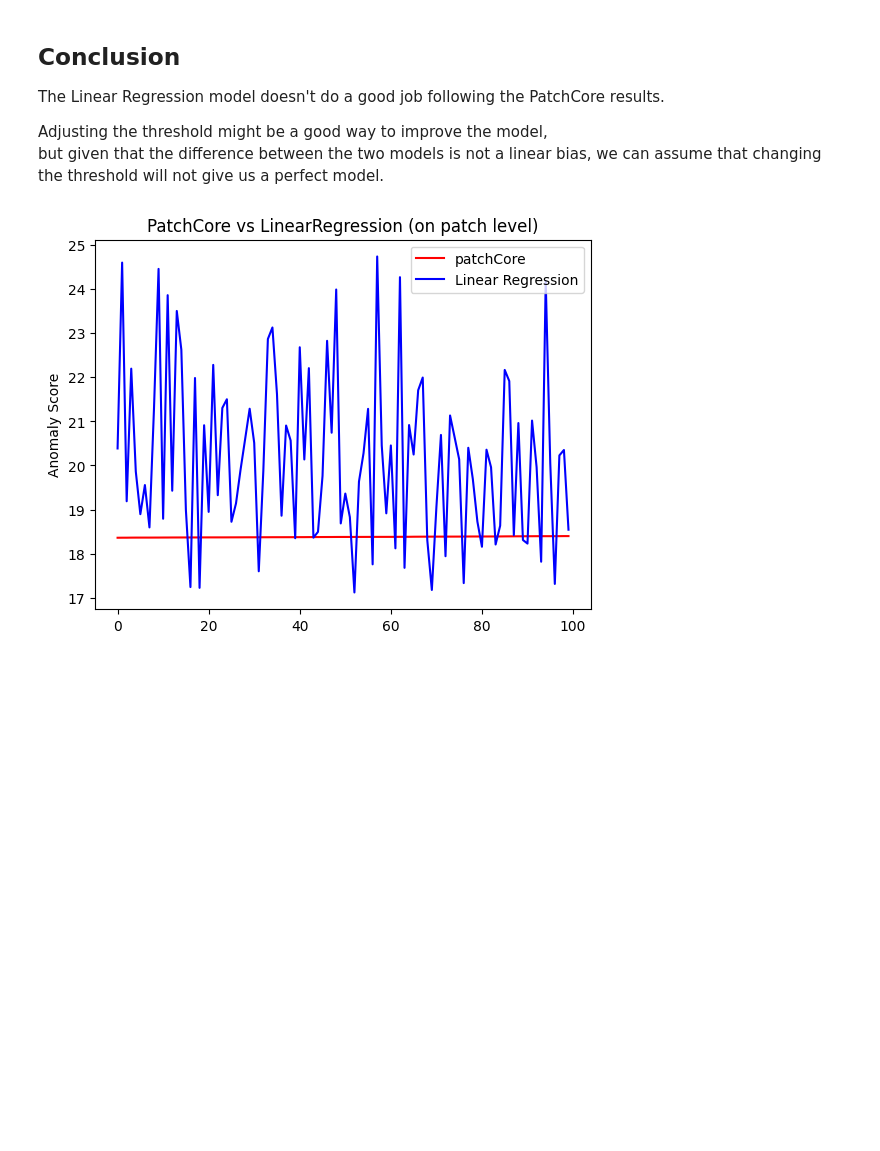
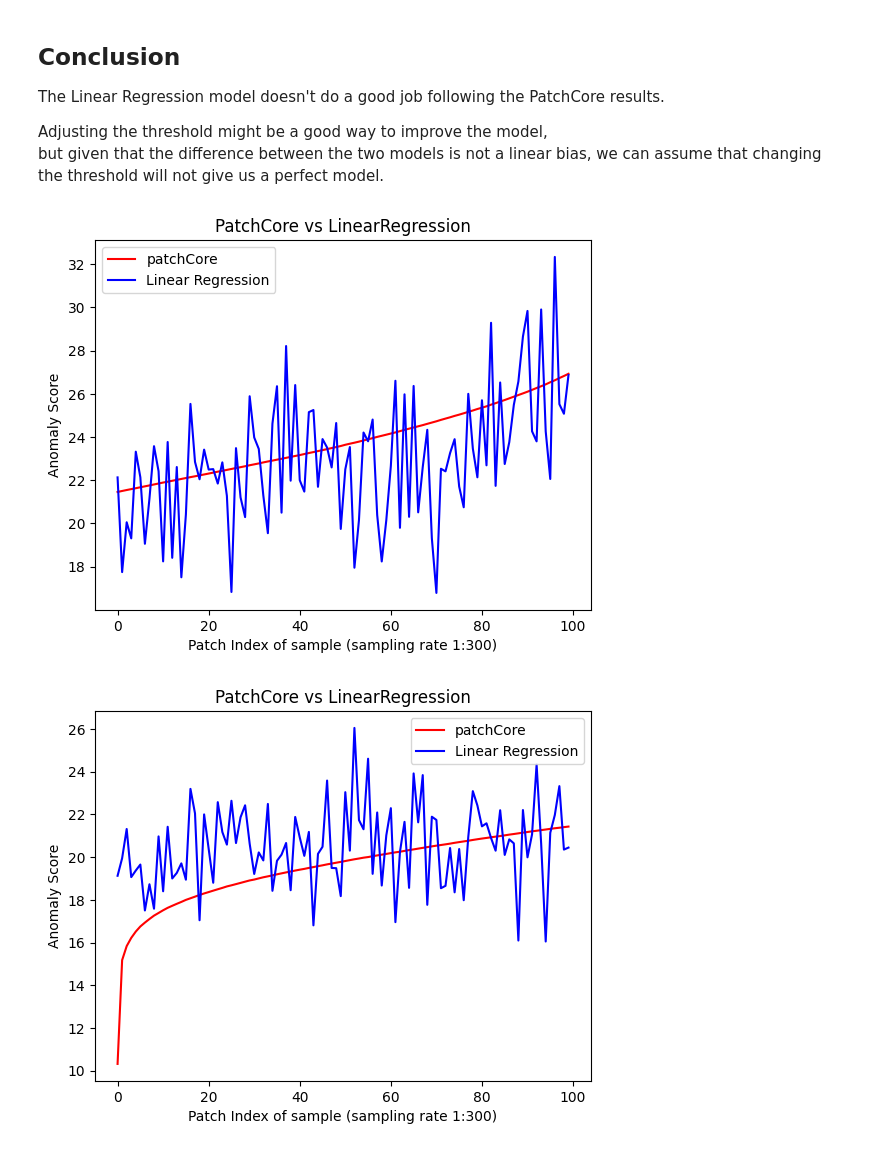
Before and after one commit to c4dt/predictive-maintenance, a Jupyter notebook: linear_regression/linear_regression.ipynb, the cells around one changed output. Drawn from its saved outputs; the diff is of its cells as text; code cells hidden in the pictures; blank space fills up the shorter version.

```diff
--- a/linear_regression/linear_regression.ipynb
+++ b/linear_regression/linear_regression.ipynb
@@ -317,6 +313,11 @@ y12 = sorted(y12, key=lambda x: x[0])
 # we split again patchcore (y1) from Linear Regression (y2) so we can plot them
 y1 = [x[0] for x in y12]
 y2 = [x[1] for x in y12]
-draw_two_plots(y1[4000:4100], y2[4000:4100], lr_results)
+draw_two_plots(y1[20000:50000:300], y2[20000:50000:300], x_axis="Patch Index of sample (sampling rate 1:300)")
 # %% [output]
-[figure, old version]
+[figure, new version]
+# %%
+# Drawing 200 patch scores samples at 1/20 (we present 1 then skip 19, for 100 times)
+draw_two_plots(y1[0:20000:200], y2[0:20000:200], x_axis="Patch Index of sample (sampling rate 1:300)")
+# %% [output]
+[figure, added]
```
Also changed, not shown: parts of 7 cells of this notebook.
